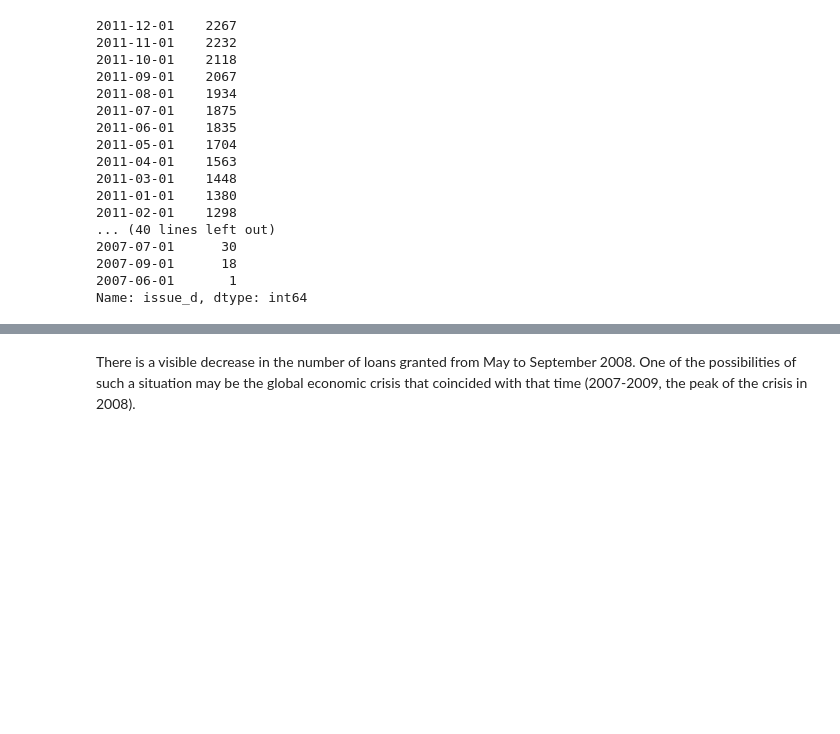
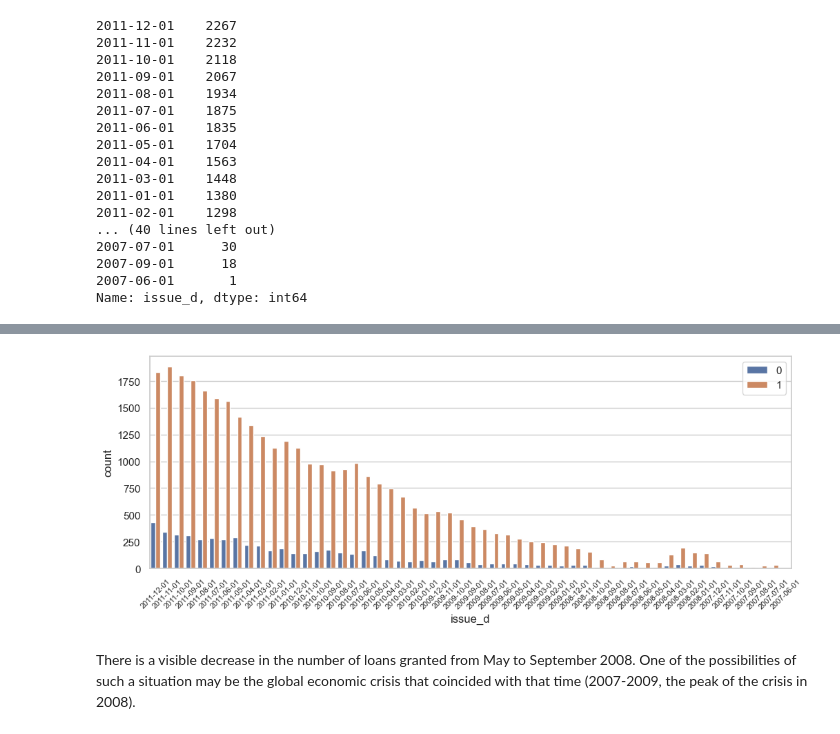
Before and after one commit to bartekwphd/Project_LC, a Jupyter notebook: Project part 2 - Exploratory Data Analysis.ipynb, the cells around one changed output, grey strips where cells are left out. Cells and saved outputs as stored; diff of their text form; code cells hidden in the pictures; blank space fills up the shorter version.

```diff
--- a/Project part 2 - Exploratory Data Analysis.ipynb
+++ b/Project part 2 - Exploratory Data Analysis.ipynb
@@ -1182,3 +1179,11 @@ sns.lineplot(data=df, x="issue_d", y="loan_amnt")
+# %%
+plt.figure(figsize=(12,4))
+sns.countplot(data=df, x="issue_d", hue="loan_status")
+plt.xticks(rotation=45, fontsize=8)
+plt.legend(loc='upper right')
+plt.show()
+# %% [output]
+[figure, added]
 # %% [markdown]
 There is a visible decrease in the number of loans granted from May to September 2008. One of the possibilities of such a situation may be the global economic crisis that coincided with that time (2007-2009, the peak of the crisis in 2008).
 # %% [markdown]
```
Also changed, not shown: parts of 8 cells of this notebook.
